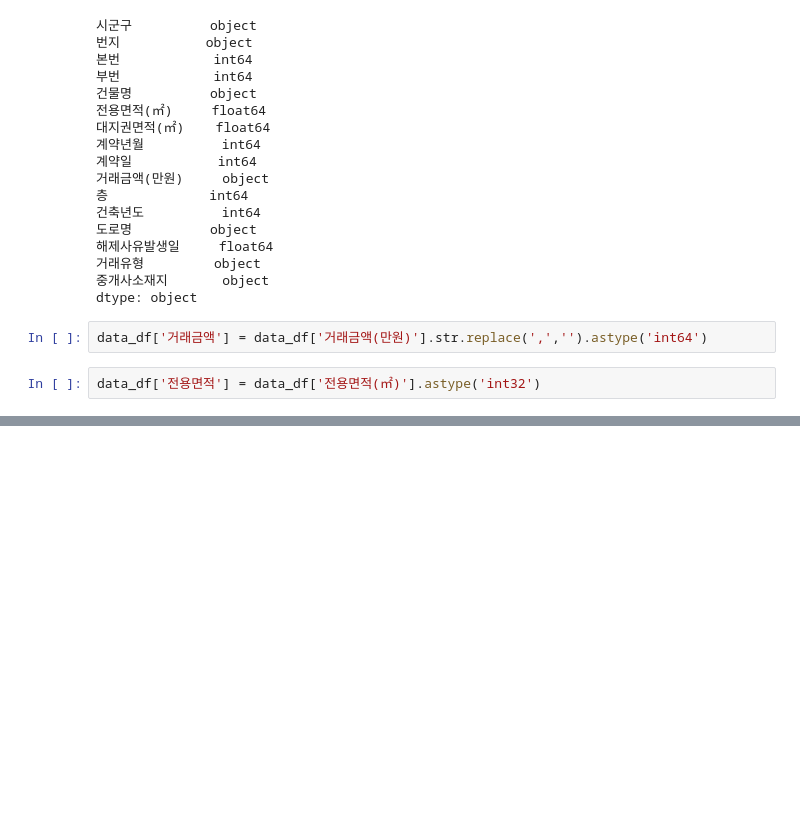
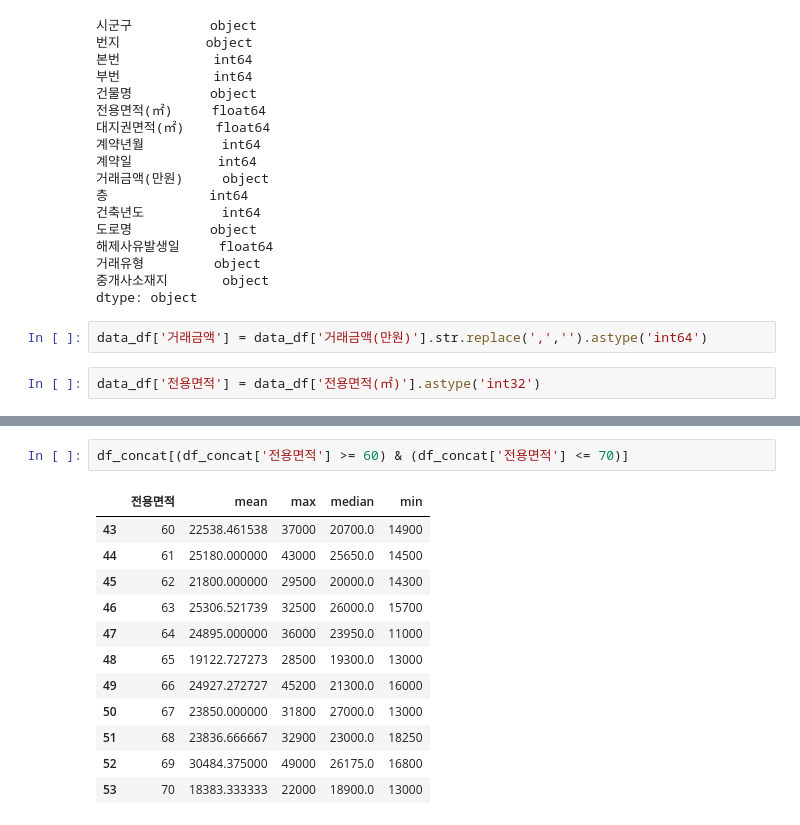
Before and after one commit to yojulab/learn_datasets, a Jupyter notebook: codes/주택실거래가.ipynb, the cells around one changed output, grey strips where cells are left out. Cells and saved outputs as stored; diff of their text form; blank space fills up the shorter version.

```diff
--- a/codes/주택실거래가.ipynb
+++ b/codes/주택실거래가.ipynb
@@ -90,0 +74,15 @@ data_df_group[data_df_group['전용면적'] >= 60]
+# %%
+df_concat[(df_concat['전용면적'] >= 60) & (df_concat['전용면적'] <= 70)]
+# %% [output]
+|  | 전용면적 | mean | max | median | min |
+| 43 | 60 | 22538.461538 | 37000 | 20700.0 | 14900 |
+| 44 | 61 | 25180.000000 | 43000 | 25650.0 | 14500 |
+| 45 | 62 | 21800.000000 | 29500 | 20000.0 | 14300 |
+| 46 | 63 | 25306.521739 | 32500 | 26000.0 | 15700 |
+| 47 | 64 | 24895.000000 | 36000 | 23950.0 | 11000 |
+| 48 | 65 | 19122.727273 | 28500 | 19300.0 | 13000 |
+| 49 | 66 | 24927.272727 | 45200 | 21300.0 | 16000 |
+| 50 | 67 | 23850.000000 | 31800 | 27000.0 | 13000 |
+| 51 | 68 | 23836.666667 | 32900 | 23000.0 | 18250 |
+| 52 | 69 | 30484.375000 | 49000 | 26175.0 | 16800 |
+| 53 | 70 | 18383.333333 | 22000 | 18900.0 | 13000 |
```
Also changed, not shown: parts of 6 cells of this notebook.
